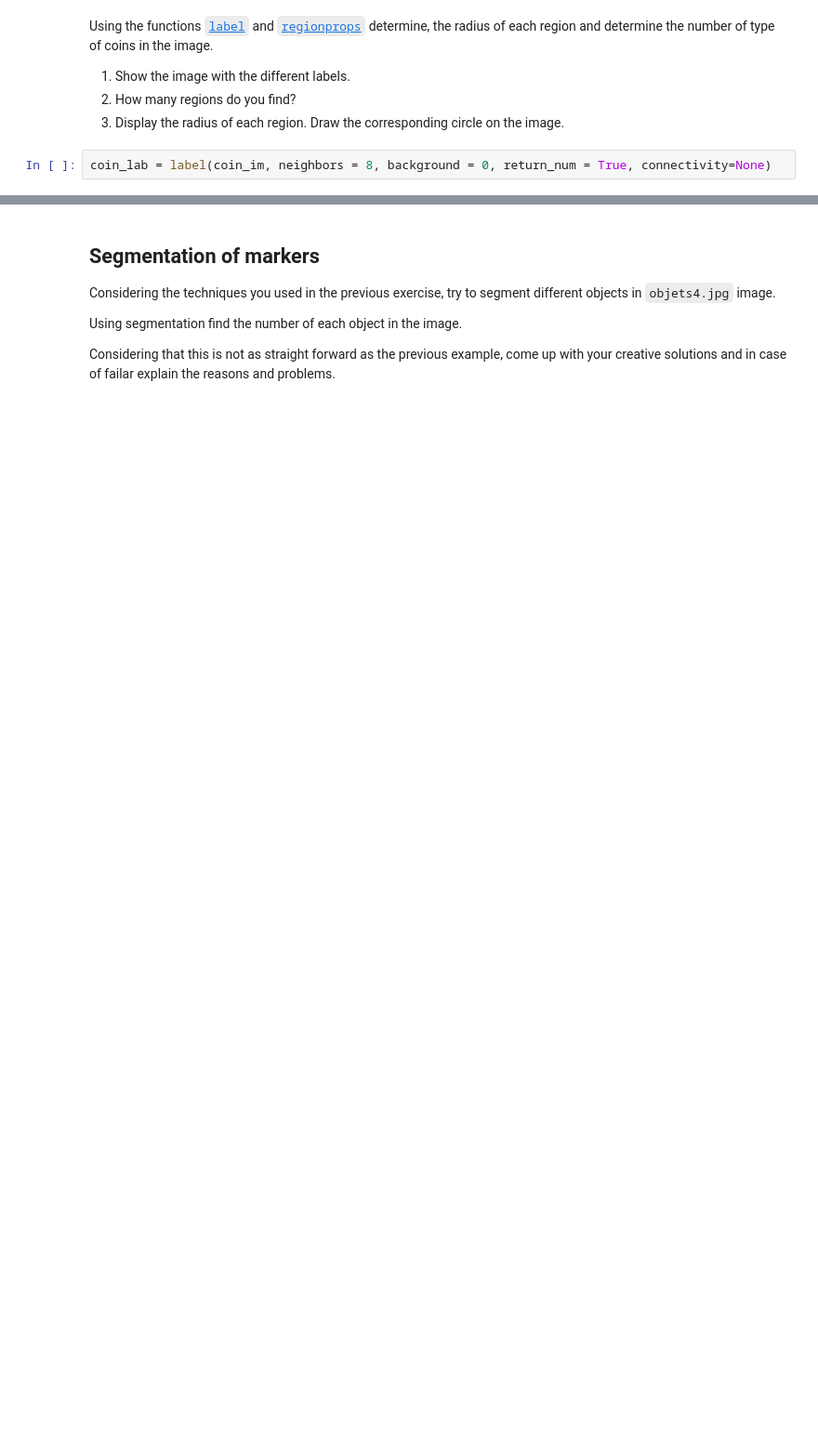
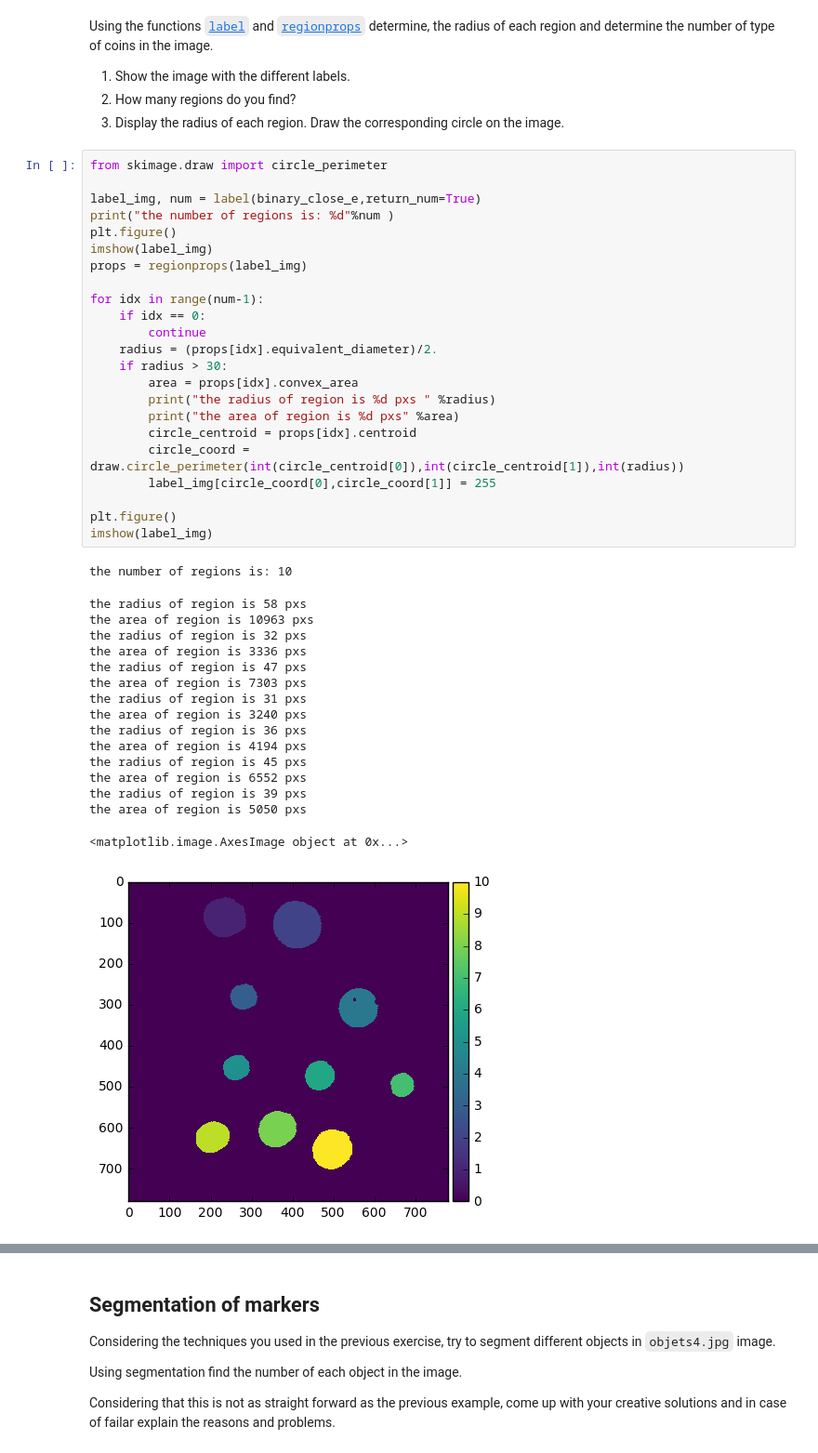
Before and after one commit to nayeem78/B31XB-IIP-TP-1617, a Jupyter notebook: 5-segmentation/segmentation.ipynb, the cells around one changed output, grey strips where cells are left out. Shown at 93% size. Cells and saved outputs as stored; diff of their text form; blank space fills up the shorter version.

```diff
--- a/5-segmentation/segmentation.ipynb
+++ b/5-segmentation/segmentation.ipynb
@@ -96,5 +96,44 @@ Using the functions [`label`](http://scikit-image.org/docs/stable/api/skimage.me
 1. Show the image with the different labels.
 1. How many regions do you find?
 1. Display the radius of each region. Draw the corresponding circle on the image.
-# %%
-coin_lab = label(coin_im, neighbors = 8, background = 0, return_num = True, connectivity=None)
+# %%
+from skimage.draw import circle_perimeter
+
+label_img, num = label(binary_close_e,return_num=True)
+print("the number of regions is: %d"%num )
+plt.figure()
+imshow(label_img)
+props = regionprops(label_img)
+
+for idx in range(num-1):
+    if idx == 0:
+        continue
+    radius = (props[idx].equivalent_diameter)/2.
+    if radius > 30:
+        area = props[idx].convex_area
+        print("the radius of region is %d pxs " %radius)
+        print("the area of region is %d pxs" %area)
+        circle_centroid = props[idx].centroid
+        circle_coord = draw.circle_perimeter(int(circle_centroid[0]),int(circle_centroid[1]),int(radius))
+        label_img[circle_coord[0],circle_coord[1]] = 255
+
+plt.figure()
+imshow(label_img)
+# %% [output]
+the number of regions is: 10
+the radius of region is 58 pxs
+the area of region is 10963 pxs
+the radius of region is 32 pxs
+the area of region is 3336 pxs
+the radius of region is 47 pxs
+the area of region is 7303 pxs
+the radius of region is 31 pxs
+the area of region is 3240 pxs
+the radius of region is 36 pxs
+the area of region is 4194 pxs
+the radius of region is 45 pxs
+the area of region is 6552 pxs
+the radius of region is 39 pxs
+the area of region is 5050 pxs
+<matplotlib.image.AxesImage object at 0x...>
+[figure, added]
```
Also changed, not shown: parts of 6 cells of this notebook.
